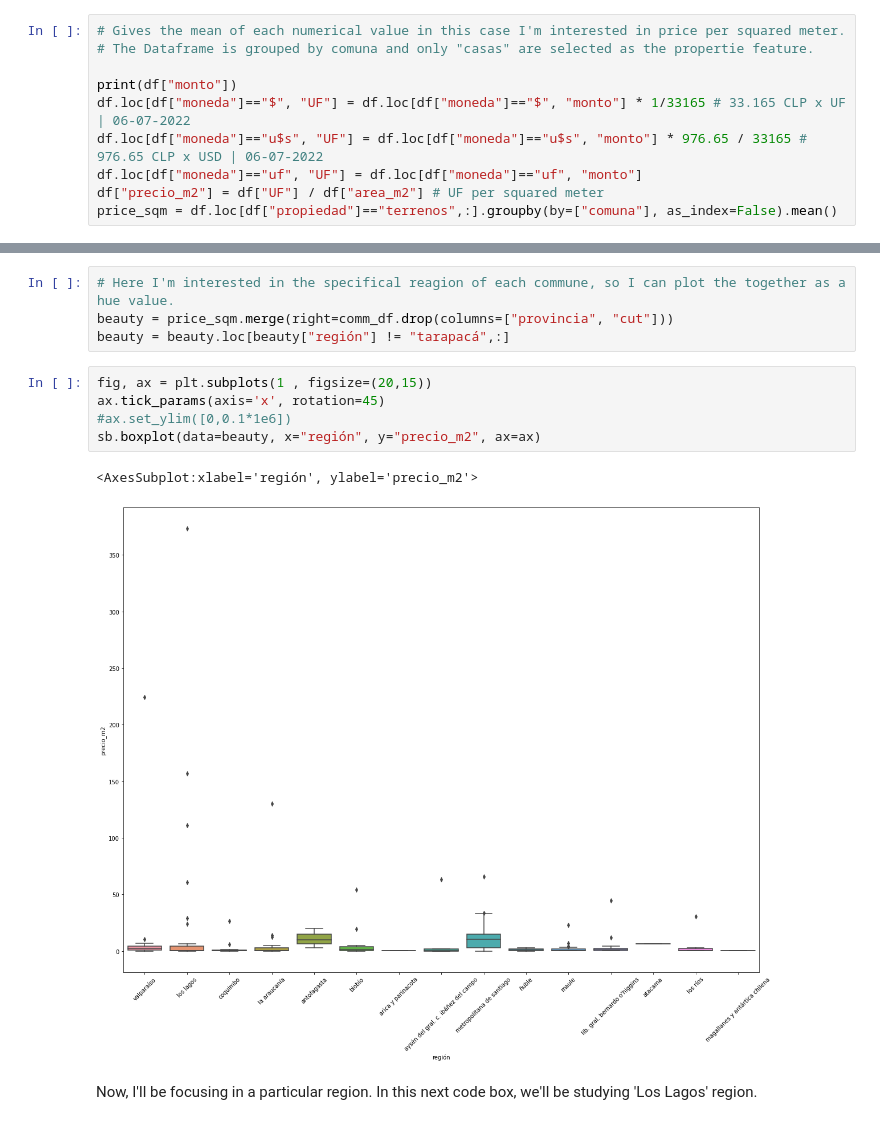
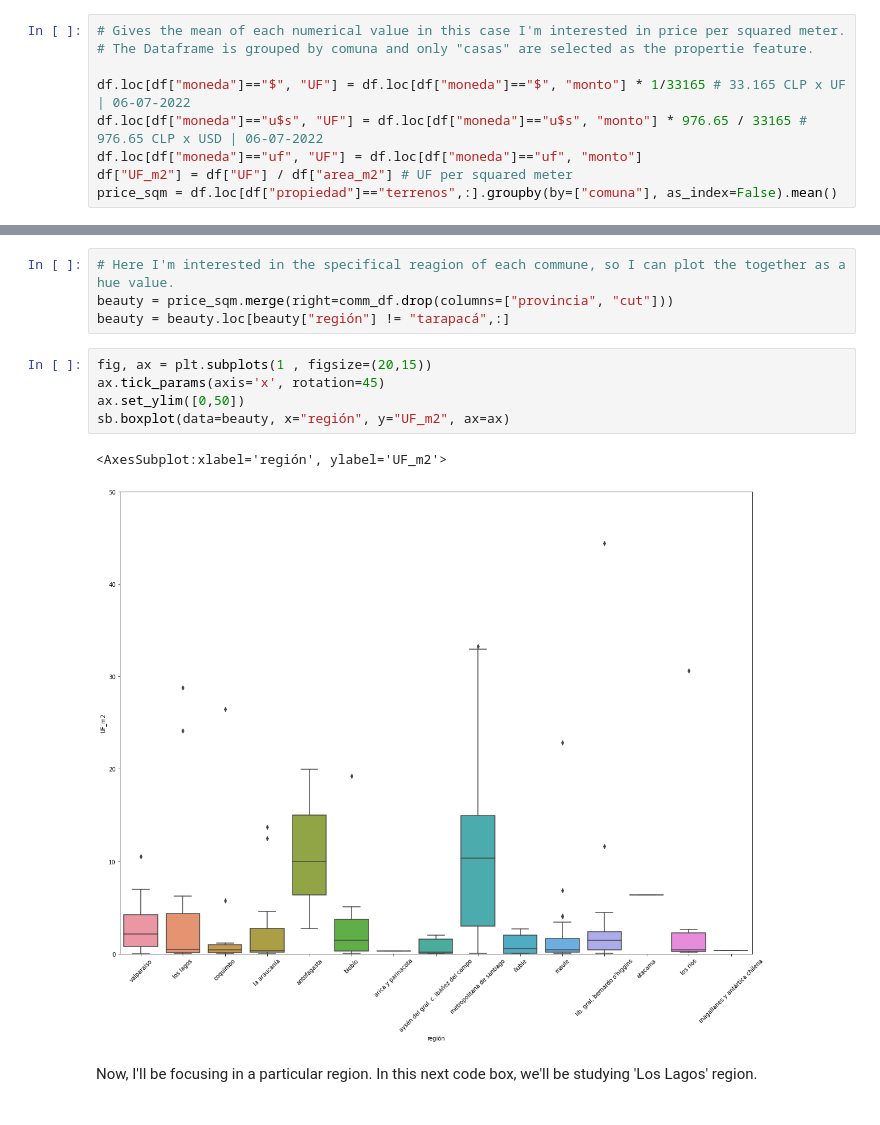
Before and after one commit to alonsoU/WallAlley, a Jupyter notebook: new_project/analysis_first.ipynb, the cells around one changed output, grey strips where cells are left out. Saved outputs shown, nothing was run; the diff lists cells and outputs as text.

```diff
--- a/new_project/analysis_first.ipynb
+++ b/new_project/analysis_first.ipynb
@@ -43,9 +43,8 @@ Name: area_m2, Length: 881, dtype: float64
 # Gives the mean of each numerical value in this case I'm interested in price per squared meter.
 # The Dataframe is grouped by comuna and only "casas" are selected as the propertie feature.
 
-print(df["monto"])
 df.loc[df["moneda"]=="$", "UF"] = df.loc[df["moneda"]=="$", "monto"] * 1/33165 # 33.165 CLP x UF | 06-07-2022
 df.loc[df["moneda"]=="u$s", "UF"] = df.loc[df["moneda"]=="u$s", "monto"] * 976.65 / 33165 # 976.65 CLP x USD | 06-07-2022
 df.loc[df["moneda"]=="uf", "UF"] = df.loc[df["moneda"]=="uf", "monto"]
-df["precio_m2"] = df["UF"] / df["area_m2"] # UF per squared meter
+df["UF_m2"] = df["UF"] / df["area_m2"] # UF per squared meter
 price_sqm = df.loc[df["propiedad"]=="terrenos",:].groupby(by=["comuna"], as_index=False).mean()
@@ -90,10 +59,10 @@ beauty = beauty.loc[beauty["región"] != "tarapacá",:]
 # %%
 fig, ax = plt.subplots(1 , figsize=(20,15))
 ax.tick_params(axis='x', rotation=45)
-#ax.set_ylim([0,0.1*1e6])
-sb.boxplot(data=beauty, x="región", y="precio_m2", ax=ax)
+ax.set_ylim([0,50])
+sb.boxplot(data=beauty, x="región", y="UF_m2", ax=ax)
 # %% [output]
-<AxesSubplot:xlabel='región', ylabel='precio_m2'>
+<AxesSubplot:xlabel='región', ylabel='UF_m2'>
-[figure, old version]
+[figure, new version]
 # %% [markdown]
 Now, I'll be focusing in a particular region. In this next code box, we'll be studying 'Los Lagos' region.
```
Also changed, not shown: parts of 4 cells of this notebook.
